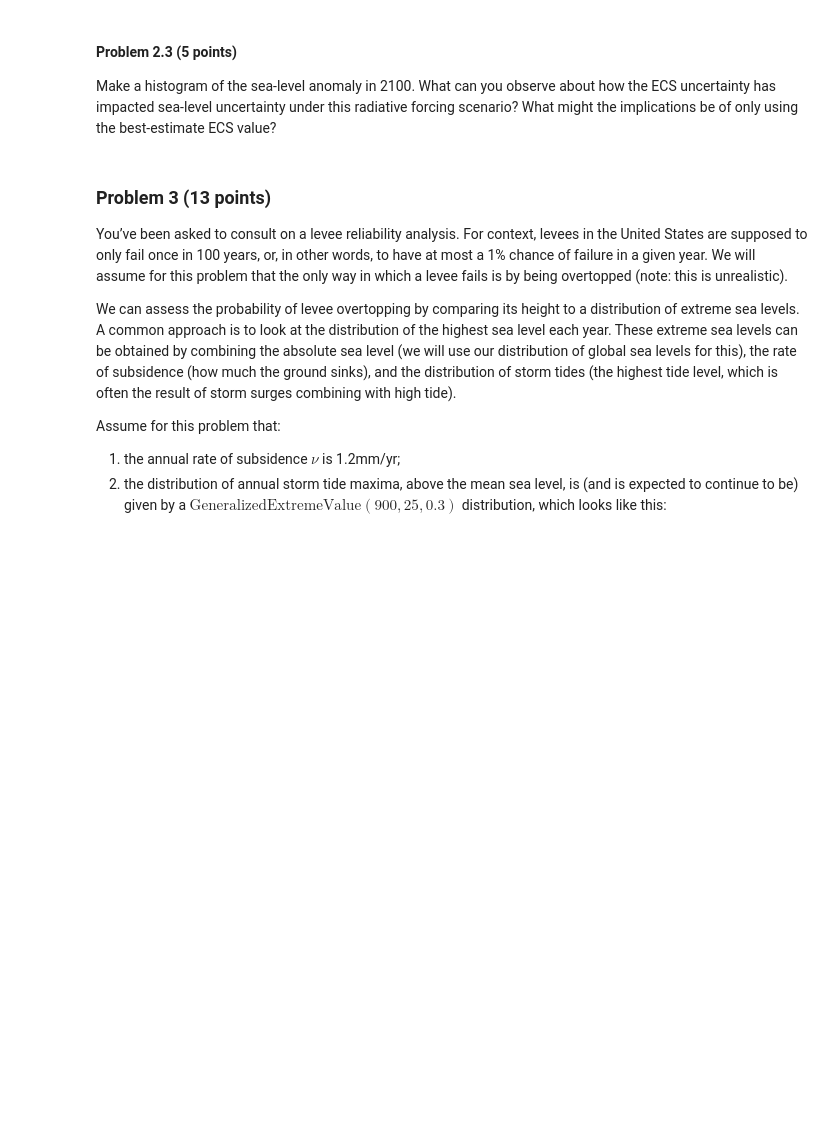
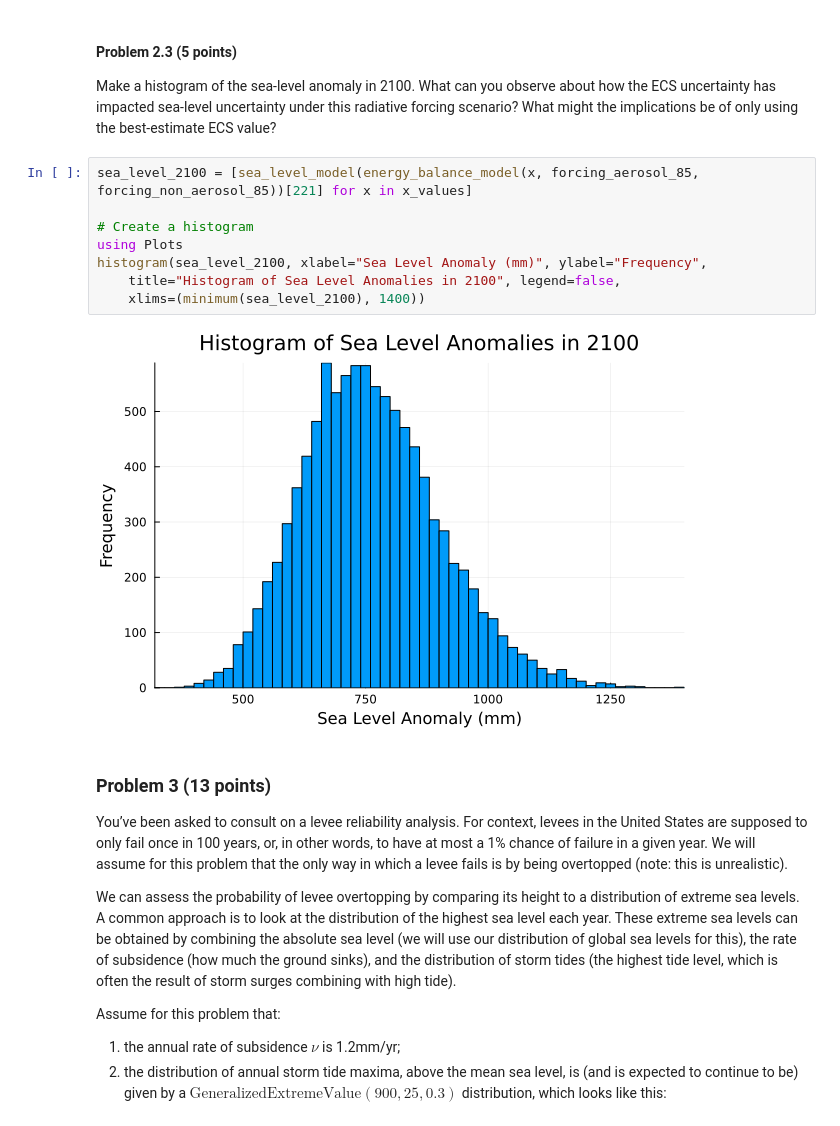
Before and after one commit to BEE4750-FA23/hw3-bsp67, a Jupyter notebook: hw03.ipynb, the cells around one changed output. Cells and saved outputs as stored; diff of their text form; blank space fills up the shorter version.

```diff
--- a/hw03.ipynb
+++ b/hw03.ipynb
@@ -404,6 +404,16 @@ Make a histogram of the sea-level anomaly in 2100. What can you observe
 about how the ECS uncertainty has impacted sea-level uncertainty under
 this radiative forcing scenario? What might the implications be of only
 using the best-estimate ECS value?
+# %%
+sea_level_2100 = [sea_level_model(energy_balance_model(x, forcing_aerosol_85, forcing_non_aerosol_85))[221] for x in x_values]
+
+# Create a histogram
+using Plots
+histogram(sea_level_2100, xlabel="Sea Level Anomaly (mm)", ylabel="Frequency",
+    title="Histogram of Sea Level Anomalies in 2100", legend=false,
+    xlims=(minimum(sea_level_2100), 1400))
+# %% [output]
+[figure, added]
 # %% [markdown]
 ### Problem 3 (13 points)
 
```
